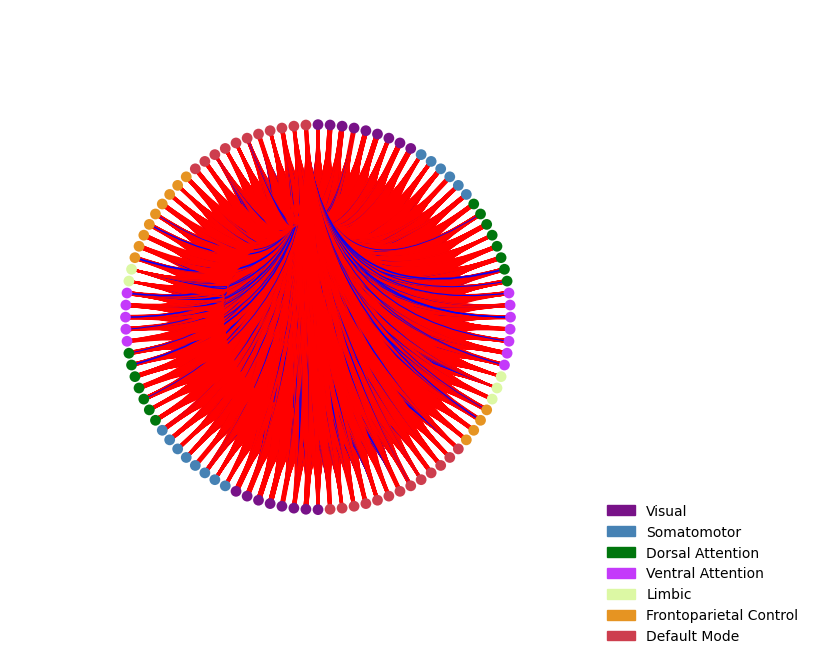
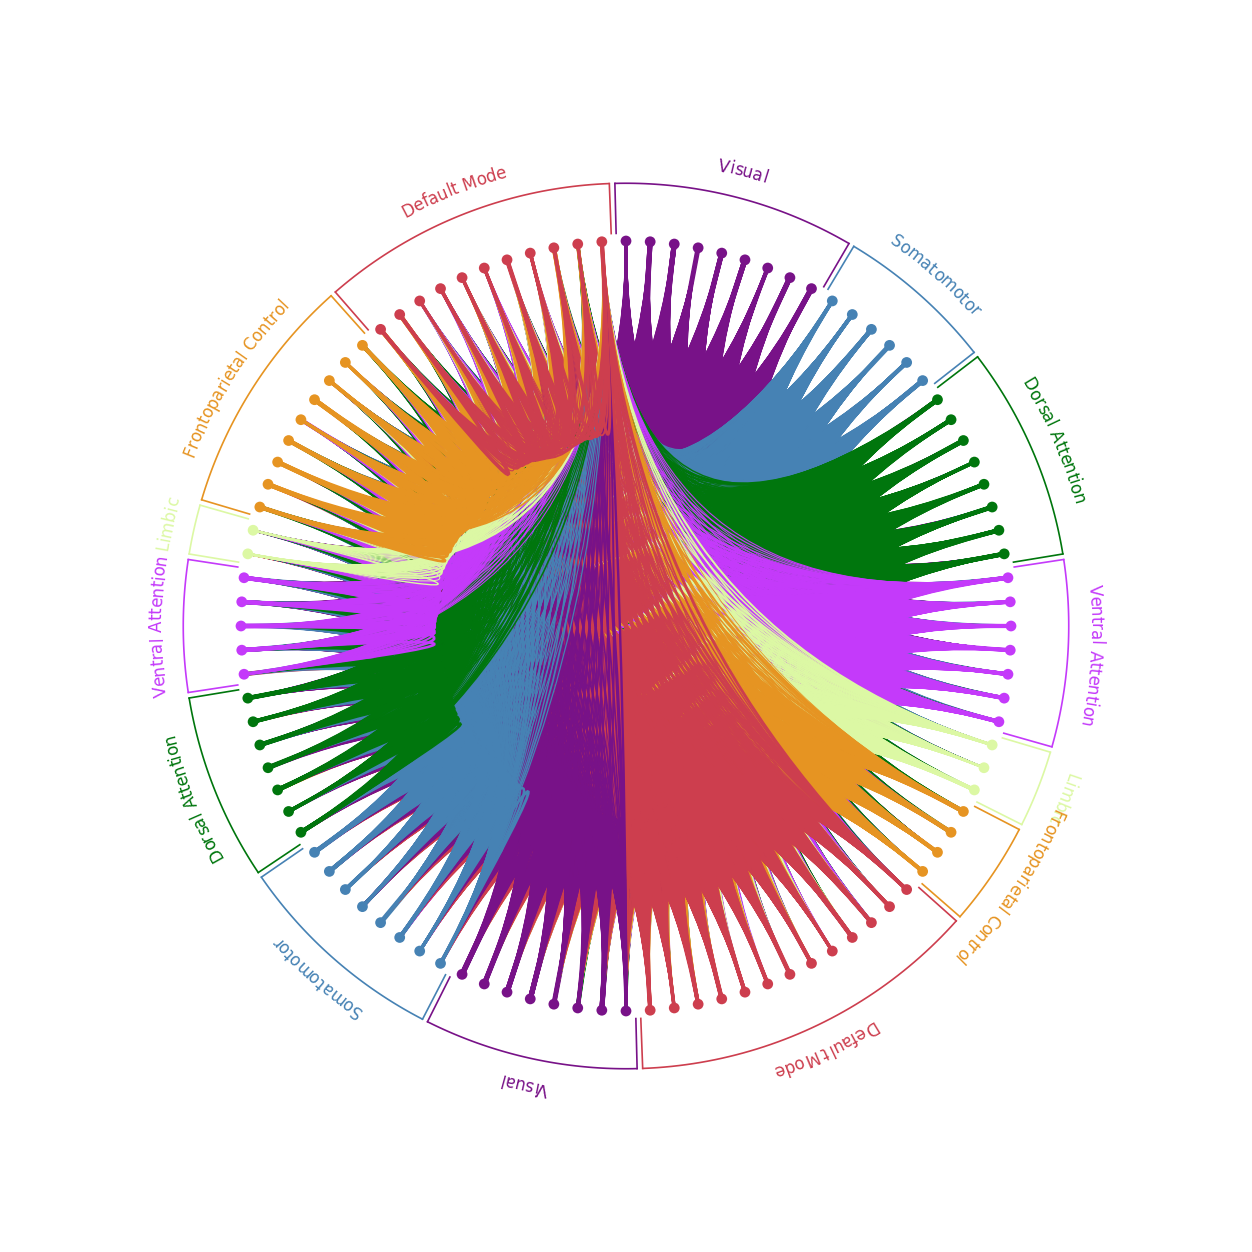
Unified diff of the notebook cell whose output changed from the first chart to the second:
--- before
+++ after
@@ -1 +1 @@
-g.plot(label=False, sec_label="Bracket", edge_color_method="PositiveNegative", sec_label_size=10)
+_ = g.plot(label=False, sec_label="Bracket", edge_color_method="Node", radius=2, sec_label_size=12)

Commit: radius parameter added to plot, Minor changes in phrasing and structure.